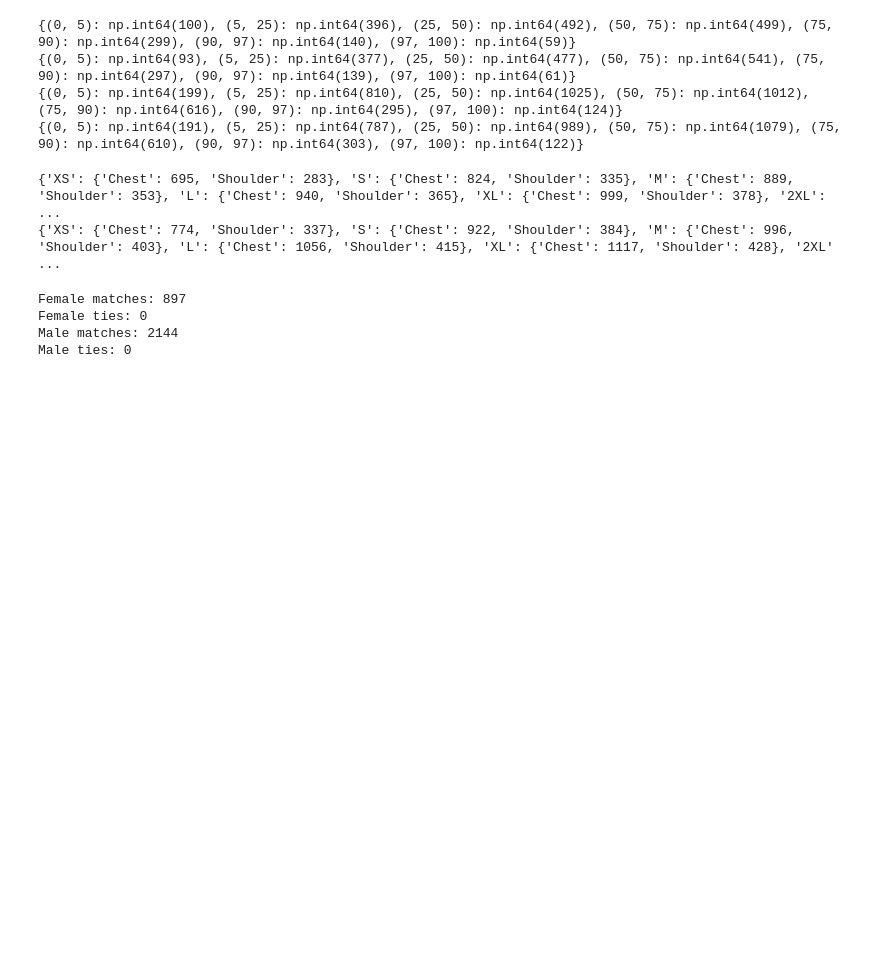
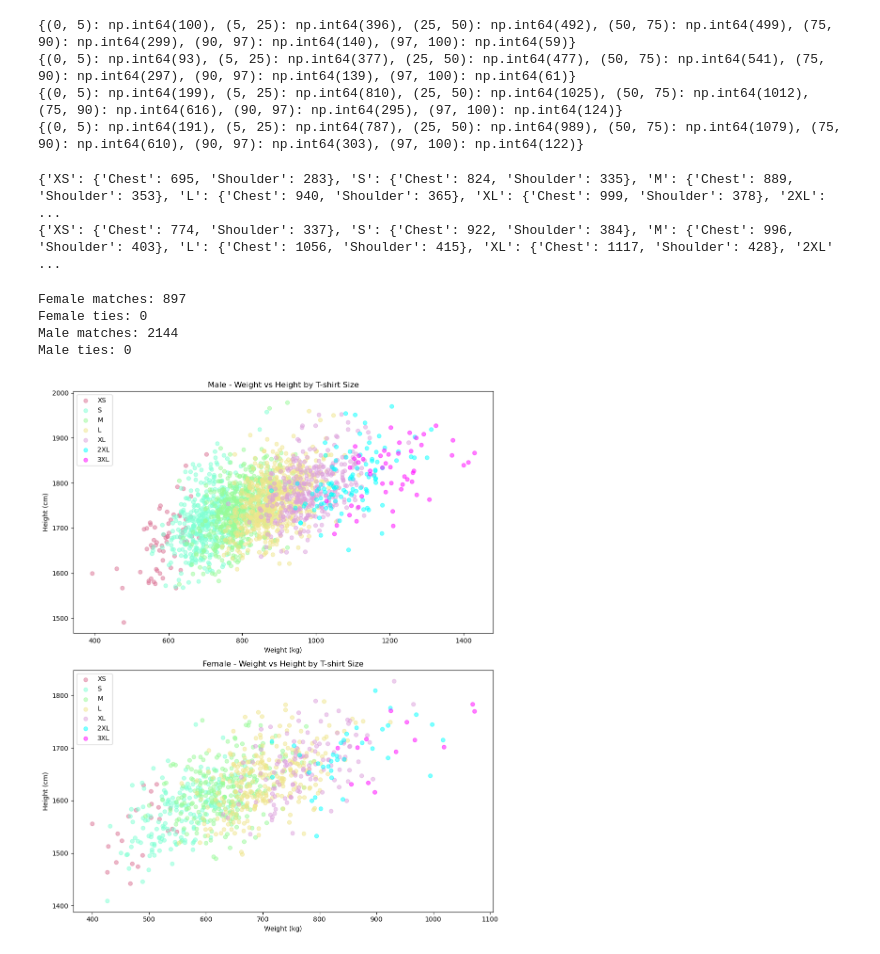
Before and after one commit to ApekshaShenoy/Lexicon-Course-Labs-Python, a Jupyter notebook: Machine_Learning/tshirt_size_classification/tshirt_size_classification_pandas.ipynb, the cells around one changed output. Saved outputs shown, nothing was run; the diff lists cells and outputs as text; code cells hidden in the pictures; blank space fills up the shorter version.

```diff
--- a/Machine_Learning/tshirt_size_classification/tshirt_size_classification_pandas.ipynb
+++ b/Machine_Learning/tshirt_size_classification/tshirt_size_classification_pandas.ipynb
@@ -224,3 +224,20 @@ Female matches: 897
 Female ties: 0
 Male matches: 2144
 Male ties: 0
+# %%
+def determine_individual_size(row, size_dict):
+    chest_size = [s for s in SIZE_ORDER if row['chestcircumference'] >= size_dict[s]['Chest'][0] and row['chestcircumference'] <= size_dict[s]['Chest'][1]]
+    shoulder_size = [s for s in SIZE_ORDER if row['biacromialbreadth'] >= size_dict[s]['Shoulder'][0] and row['biacromialbreadth'] <= size_dict[s]['Shoulder'][1]]
+    matching = list(set(chest_size) & set(shoulder_size))
+    if len(matching) == 1:
+        return matching[0]
+    elif len(matching) > 1:
+        return max(matching, key=lambda s: SIZE_ORDER.index(s))
+    else:
+        return None
+
+female['t-shirt size'] = female.apply(determine_individual_size, args=(female_sizes,), axis=1)
+male['t-shirt size'] = male.apply(determine_individual_size, args=(male_sizes,), axis=1)
+# %%
+female_filtered = female.dropna(subset=['t-shirt size'])
+male_filtered = male.dropna(subset=['t-shirt size'])
@@ -226,0 +248,20 @@ Male ties: 0
+# %%
+import matplotlib.pyplot as plt
+
+colors = {'XS':'palevioletred','S':'aquamarine','M':'palegreen','L':'khaki','XL':'plum','2XL':'cyan','3XL':'fuchsia'}
+
+fig, axes = plt.subplots(2,1, figsize=(10,12))
+
+for ax, data, gender in zip(axes, [male_filtered, female_filtered], ['Male', 'Female']):
+    for size, color in colors.items():
+        subset = data[data['t-shirt size']==size]
+        ax.scatter(subset['weightkg'], subset['stature'], c=color, alpha=0.5, label=size)
+    ax.set_title(f'{gender} - Weight vs Height by T-shirt Size')
+    ax.set_xlabel('Weight (kg)')
+    ax.set_ylabel('Height (cm)')
+    ax.legend()
+
+plt.tight_layout()
+plt.show()
+# %% [output]
+[figure, added]
```
Also changed, not shown: parts of 1 cell of this notebook, 2 other files.
